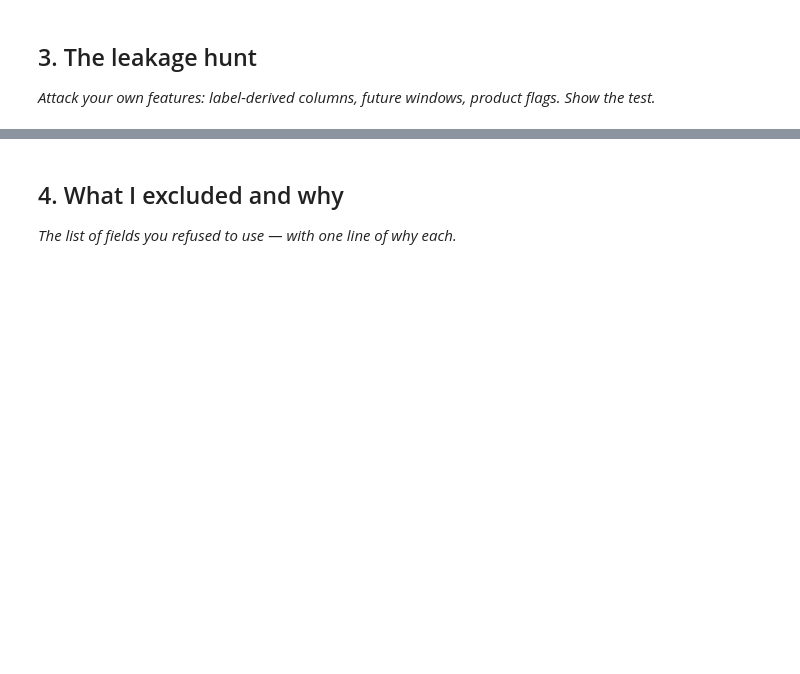
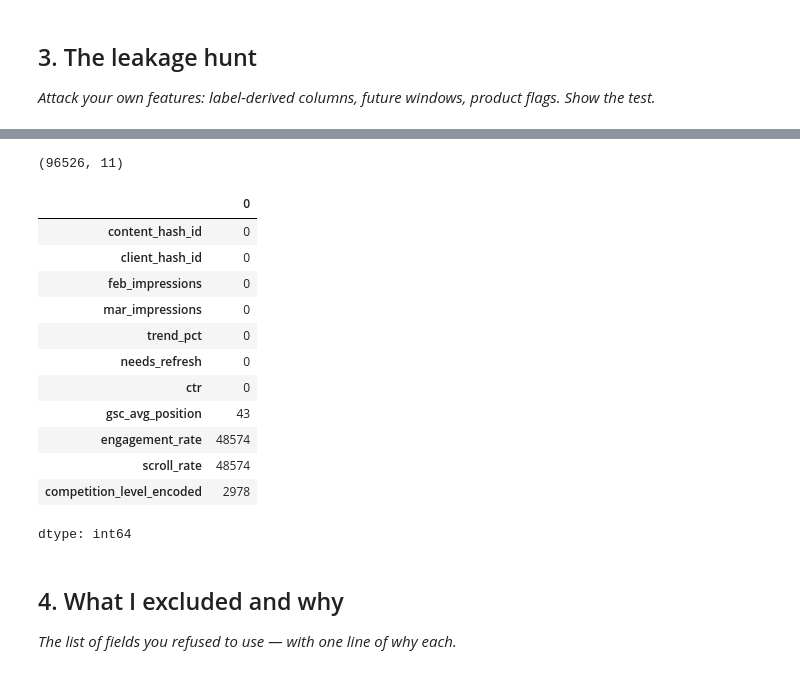
Before and after one commit to ammar-aa/Fly_rank_internship_repo, a Jupyter notebook: work/notebooks/w03_feature_leakage_check.ipynb, the cells around one changed output, grey strips where cells are left out. Saved outputs shown, nothing was run; the diff lists cells and outputs as text; code cells hidden in the pictures; blank space fills up the shorter version.

```diff
--- a/work/notebooks/w03_feature_leakage_check.ipynb
+++ b/work/notebooks/w03_feature_leakage_check.ipynb
@@ -127,0 +177,2 @@ Available when?: this is a static content-level attribute from dim_content, not
+# %%
+trend_df['trend_pct'] = trend_df['trend_pct'].clip(lower=-1391.13, upper=1391.13)
@@ -128,3 +192,27 @@ Available when?: this is a static content-level attribute from dim_content, not
+# %%
+feature_agg = raw_data.groupby(['content_hash_id', 'client_hash_id'])[
+    ['ctr', 'gsc_avg_position', 'engagement_rate', 'scroll_rate', 'competition_level_encoded']
+].mean().reset_index()
+# %%
+trend_df = trend_df.merge(feature_agg, on=['content_hash_id', 'client_hash_id'], how='inner')
+# %%
+display(trend_df.shape,
+trend_df.isna().sum())
+# %% [output]
+(96526, 11)
+|  | 0 |
+| content_hash_id | 0 |
+| client_hash_id | 0 |
+| feb_impressions | 0 |
+| mar_impressions | 0 |
+| trend_pct | 0 |
+| needs_refresh | 0 |
+| ctr | 0 |
+| gsc_avg_position | 43 |
+| engagement_rate | 48574 |
+| scroll_rate | 48574 |
+| competition_level_encoded | 2978 |
+dtype: int64
 # %% [markdown]
 ## 4. What I excluded and why
 
```
Also changed, not shown: parts of 8 cells of this notebook.
